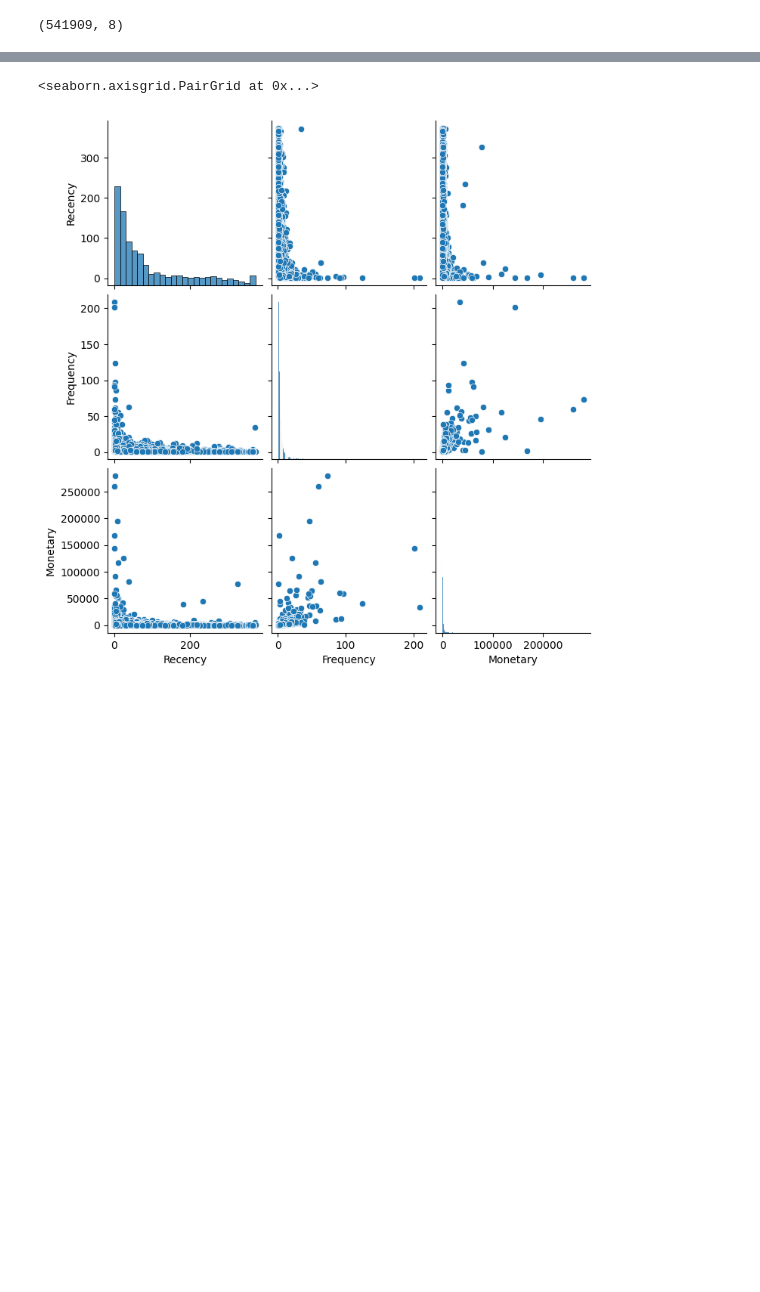
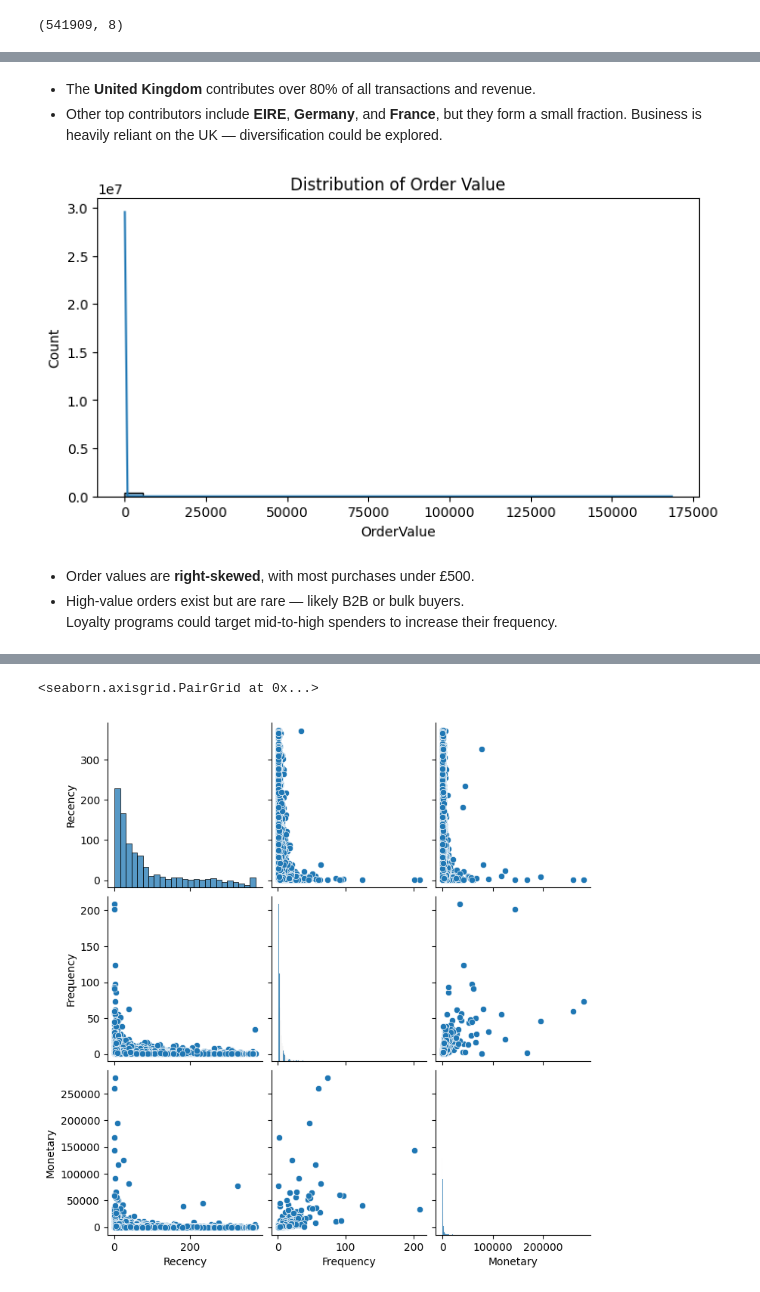
Before and after one commit to Puneet0123/Data_project, a Jupyter notebook: customer_segmentation/notebooks/01_eda.ipynb, the cells around one changed output, grey strips where cells are left out. Drawn from its saved outputs; the diff is of its cells as text; code cells hidden in the pictures; blank space fills up the shorter version.

```diff
--- a/customer_segmentation/notebooks/01_eda.ipynb
+++ b/customer_segmentation/notebooks/01_eda.ipynb
@@ -102,0 +97,17 @@ plt.tight_layout()
+# %% [markdown]
+- The **United Kingdom** contributes over 80% of all transactions and revenue.
+- Other top contributors include **EIRE**, **Germany**, and **France**, but they form a small fraction.
+Business is heavily reliant on the UK — diversification could be explored.
+# %%
+# Distribution of order value
+df['OrderValue'] = df['Quantity'] * df['UnitPrice']
+plt.figure(figsize=(8,4))
+sns.histplot(df['OrderValue'], bins=30, kde=True)
+plt.title('Distribution of Order Value')
+plt.show()
+# %% [output]
+[figure, added]
+# %% [markdown]
+- Order values are **right-skewed**, with most purchases under £500.
+- High-value orders exist but are rare — likely B2B or bulk buyers.<br>
+ Loyalty programs could target mid-to-high spenders to increase their frequency.
```
Also changed, not shown: parts of 36 cells of this notebook, 1 other file.
